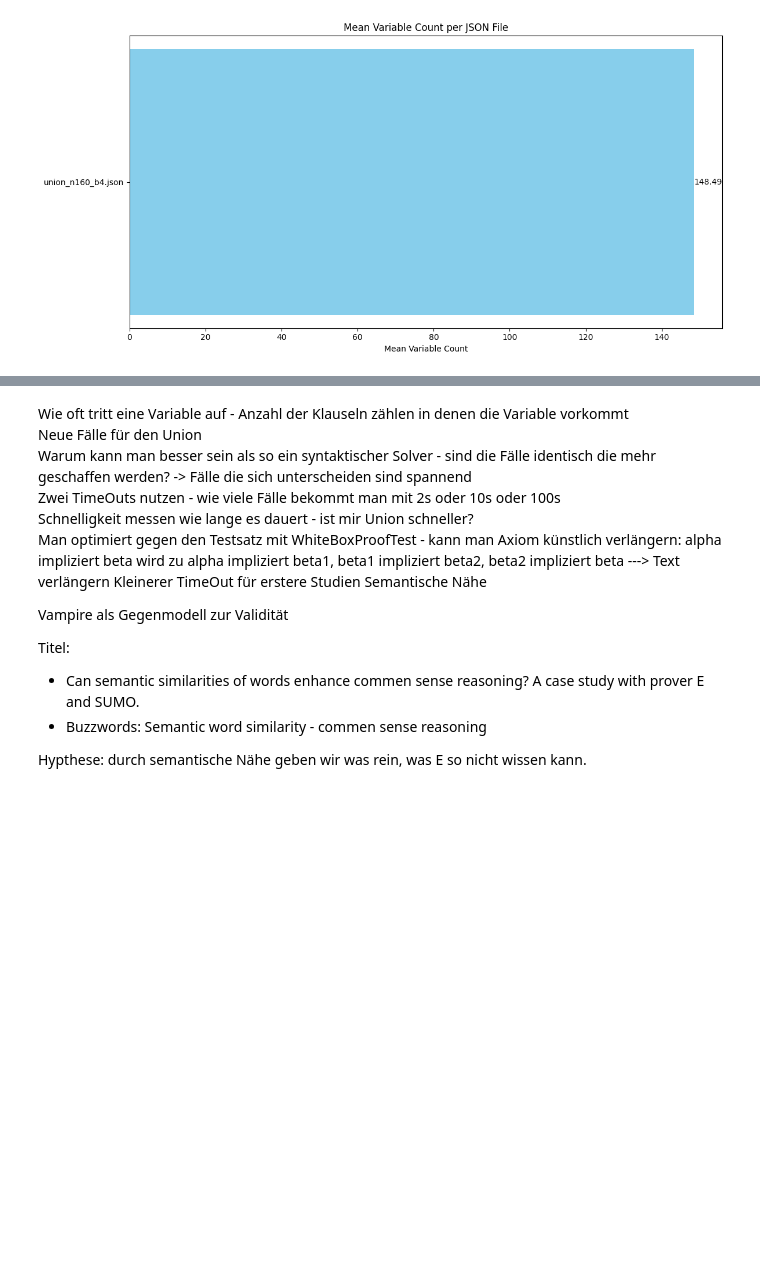
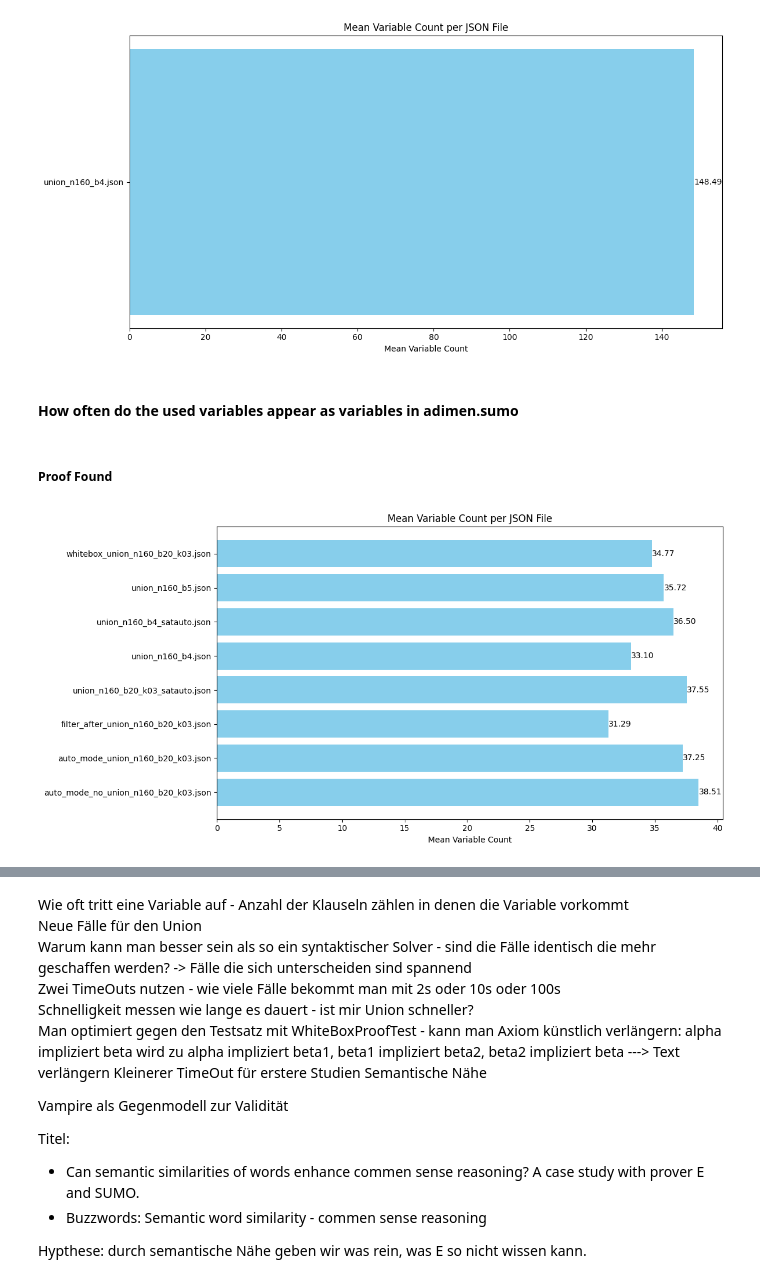
Before and after one commit to BigTeddyRush/further-work-of-seven, a Jupyter notebook: evaluation/evaluation.ipynb, the cells around one changed output, grey strips where cells are left out. Saved outputs shown, nothing was run; the diff lists cells and outputs as text; code cells hidden in the pictures; blank space fills up the shorter version.

Commit message:
count variables in adimen.sumo

```diff
--- a/evaluation/evaluation.ipynb
+++ b/evaluation/evaluation.ipynb
@@ -161,3 +161,11 @@ counts("character_counts_grouped_proof_found.json")
 counts("character_counts_grouped_all.json")
 # %% [output]
 [figure]
+# %% [markdown]
+#### How often do the used variables appear as variables in adimen.sumo
+# %% [markdown]
+##### Proof Found
+# %%
+counts("variable_count_names_grouped_proof_found.json")
+# %% [output]
+[figure, added]
```
Also changed, not shown: parts of 2 cells of this notebook, 6 other files.
